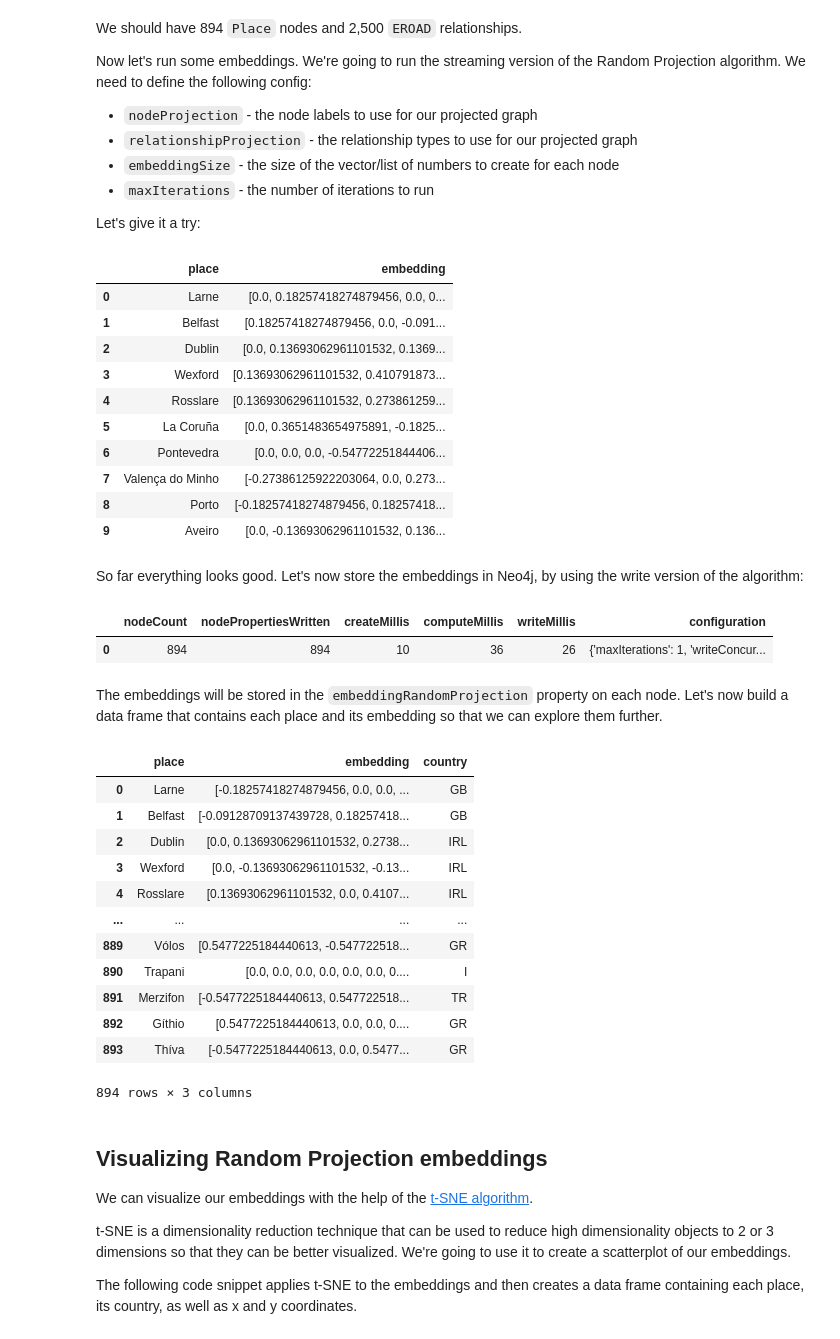
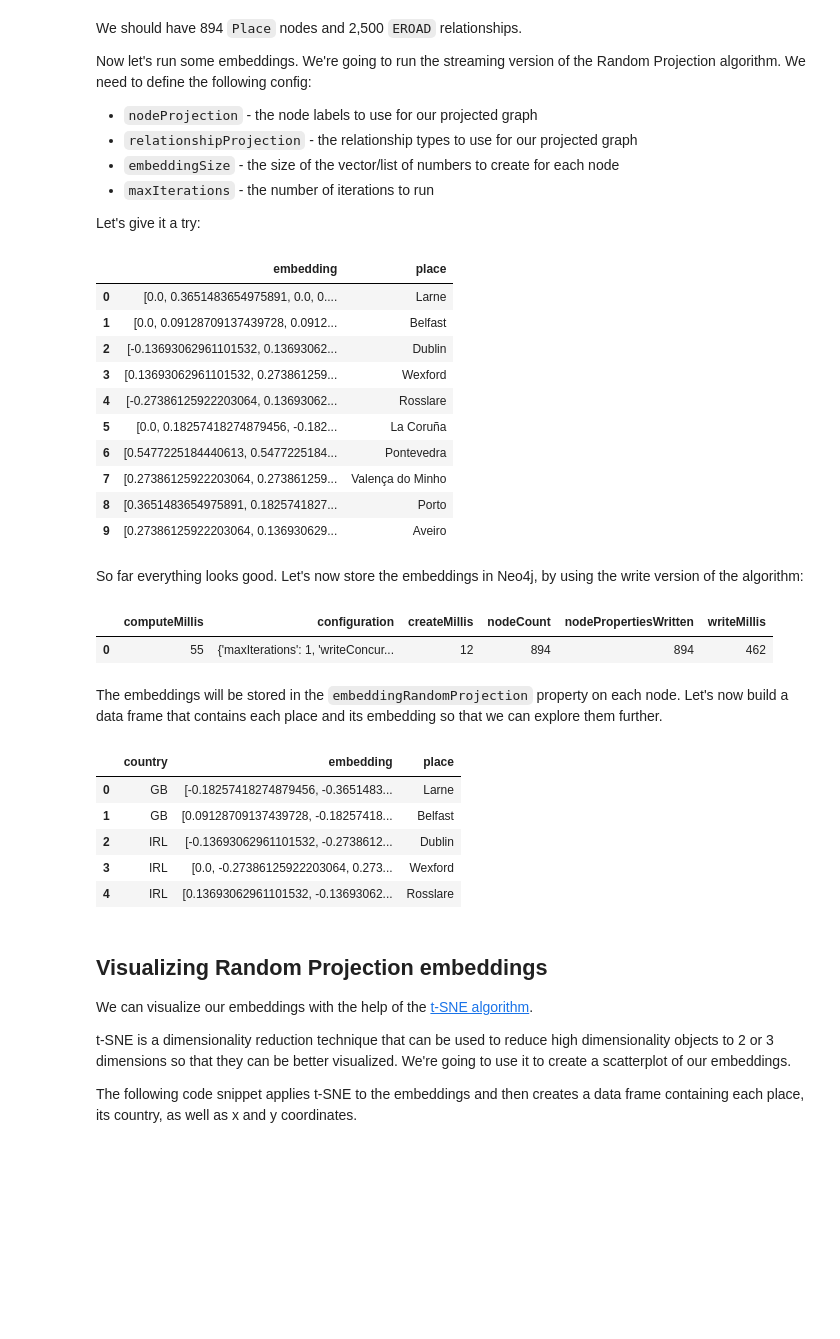
Before and after one commit to neo4j-examples/graph-embeddings, a Jupyter notebook: notebooks/01_Random-Projection.ipynb, the cells around one changed output. Cells and saved outputs as stored; diff of their text form; code cells hidden in the pictures; blank space fills up the shorter version.

```diff
--- a/notebooks/01_Random-Projection.ipynb
+++ b/notebooks/01_Random-Projection.ipynb
@@ -19,8 +17,13 @@ driver = GraphDatabase.driver("bolt://localhost", auth=("neo4j", "neo"))
+# %%
+bolt_url = os.getenv("NEO4J_BOLT_URL", "bolt://localhost")
+user = os.getenv("NEO4J_USER", "neo4j")
+password = os.getenv("NEO4J_PASSWORD", "neo")
+driver = GraphDatabase.driver("bolt://graph-embeddings-neo4j", auth=(user, password))
 # %% [markdown]
 We should have already imported the dataset. We can run the following query to check that the data has been imported:
 # %%
 result = {"label": [], "count": []}
-with driver.session(database="foo") as session:
+with driver.session(database="neo4j") as session:
     for row in session.run("CALL db.labels()"):
         label = row["label"]
         query = f"MATCH (:`{label}`) RETURN count(*) as count"
@@ -31,7 +34,7 @@ nodes_df = pd.DataFrame(data=result)
 nodes_df.sort_values("count")
 
 result = {"relType": [], "count": []}
-with driver.session(database="foo") as session:
+with driver.session(database="neo4j") as session:
     for row in session.run("CALL db.relationshipTypes()"):
         relationship_type = row["relationshipType"]
         query = f"MATCH ()-[:`{relationship_type}`]->() RETURN count(*) as count"
@@ -60,7 +63,7 @@ Now let's run some embeddings. We're going to run the streaming version of the R
 
 Let's give it a try:
 # %%
-with driver.session(database="foo") as session:
+with driver.session(database="neo4j") as session:
     result = session.run("""
     CALL gds.alpha.randomProjection.stream({
        nodeProjection: "Place",
@@ -81,21 +84,21 @@ with driver.session(database="foo") as session:
     embeddings_df = pd.DataFrame([dict(record) for record in result])
 embeddings_df
 # %% [output]
-|  | place | embedding |
-| 0 | Larne | [0.0, 0.18257418274879456, 0.0, 0... |
-| 1 | Belfast | [0.18257418274879456, 0.0, -0.091... |
-| 2 | Dublin | [0.0, 0.13693062961101532, 0.1369... |
-| 3 | Wexford | [0.13693062961101532, 0.410791873... |
-| 4 | Rosslare | [0.13693062961101532, 0.273861259... |
-| 5 | La Coruña | [0.0, 0.3651483654975891, -0.1825... |
-| 6 | Pontevedra | [0.0, 0.0, 0.0, -0.54772251844406... |
-| 7 | Valença do Minho | [-0.27386125922203064, 0.0, 0.273... |
-| 8 | Porto | [-0.18257418274879456, 0.18257418... |
-| 9 | Aveiro | [0.0, -0.13693062961101532, 0.136... |
+|  | embedding | place |
+| 0 | [0.0, 0.3651483654975891, 0.0, 0.... | Larne |
+| 1 | [0.0, 0.09128709137439728, 0.0912... | Belfast |
+| 2 | [-0.13693062961101532, 0.13693062... | Dublin |
+| 3 | [0.13693062961101532, 0.273861259... | Wexford |
+| 4 | [-0.27386125922203064, 0.13693062... | Rosslare |
+| 5 | [0.0, 0.18257418274879456, -0.182... | La Coruña |
+| 6 | [0.5477225184440613, 0.5477225184... | Pontevedra |
+| 7 | [0.27386125922203064, 0.273861259... | Valença do Minho |
+| 8 | [0.3651483654975891, 0.1825741827... | Porto |
+| 9 | [0.27386125922203064, 0.136930629... | Aveiro |
 # %% [markdown]
 So far everything looks good. Let's now store the embeddings in Neo4j, by using the write version of the algorithm:
 # %%
-with driver.session(database="foo") as session:
+with driver.session(database="neo4j") as session:
     result = session.run("""
     CALL gds.alpha.randomProjection.write({
        nodeProjection: "Place",
@@ -114,32 +117,25 @@ with driver.session(database="foo") as session:
     embeddings_df = pd.DataFrame([dict(record) for record in result])
 embeddings_df
 # %% [output]
-|  | nodeCount | nodePropertiesWritten | createMillis | computeMillis | writeMillis | configuration |
-| 0 | 894 | 894 | 10 | 36 | 26 | {'maxIterations': 1, 'writeConcur... |
+|  | computeMillis | configuration | createMillis | nodeCount | nodePropertiesWritten | writeMillis |
+| 0 | 55 | {'maxIterations': 1, 'writeConcur... | 12 | 894 | 894 | 462 |
 # %% [markdown]
 The embeddings will be stored in the `embeddingRandomProjection` property on each node. Let's now build a data frame that contains each place and its embedding so that we can explore them further.
 # %%
-with driver.session(database="foo") as session:
+with driver.session(database="neo4j") as session:
     result = session.run("""
     MATCH (p:Place)
-    RETURN p.name AS place, p.embeddingRandomProjection AS embedding, p.country AS country
+    RETURN p.name AS place, p.embeddingRandomProjection AS embedding, p.countryCode AS country
     """)
     X = pd.DataFrame([dict(record) for record in result])
-X
+X.head()
 # %% [output]
-|  | place | embedding | country |
-| 0 | Larne | [-0.18257418274879456, 0.0, 0.0, ... | GB |
-| 1 | Belfast | [-0.09128709137439728, 0.18257418... | GB |
-| 2 | Dublin | [0.0, 0.13693062961101532, 0.2738... | IRL |
-| 3 | Wexford | [0.0, -0.13693062961101532, -0.13... | IRL |
-| 4 | Rosslare | [0.13693062961101532, 0.0, 0.4107... | IRL |
-| ... | ... | ... | ... |
-| 889 | Vólos | [0.5477225184440613, -0.547722518... | GR |
-| 890 | Trapani | [0.0, 0.0, 0.0, 0.0, 0.0, 0.0, 0.... | I |
-| 891 | Merzifon | [-0.5477225184440613, 0.547722518... | TR |
-| 892 | Gíthio | [0.5477225184440613, 0.0, 0.0, 0.... | GR |
-| 893 | Thíva | [-0.5477225184440613, 0.0, 0.5477... | GR |
+|  | country | embedding | place |
+| 0 | GB | [-0.18257418274879456, -0.3651483... | Larne |
+| 1 | GB | [0.09128709137439728, -0.18257418... | Belfast |
+| 2 | IRL | [-0.13693062961101532, -0.2738612... | Dublin |
+| 3 | IRL | [0.0, -0.27386125922203064, 0.273... | Wexford |
+| 4 | IRL | [0.13693062961101532, -0.13693062... | Rosslare |
-894 rows × 3 columns
 # %% [markdown]
 ## Visualizing Random Projection embeddings
 
```
Also changed, not shown: parts of 4 cells of this notebook, 16 other files.
